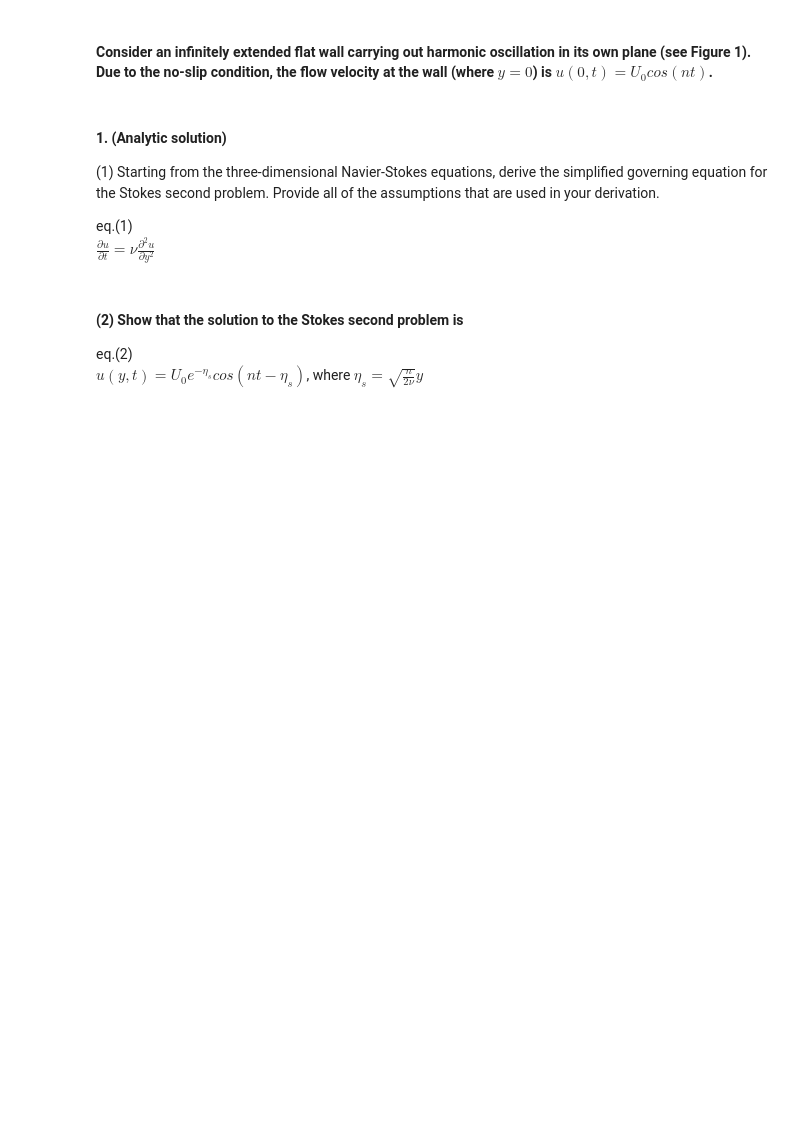
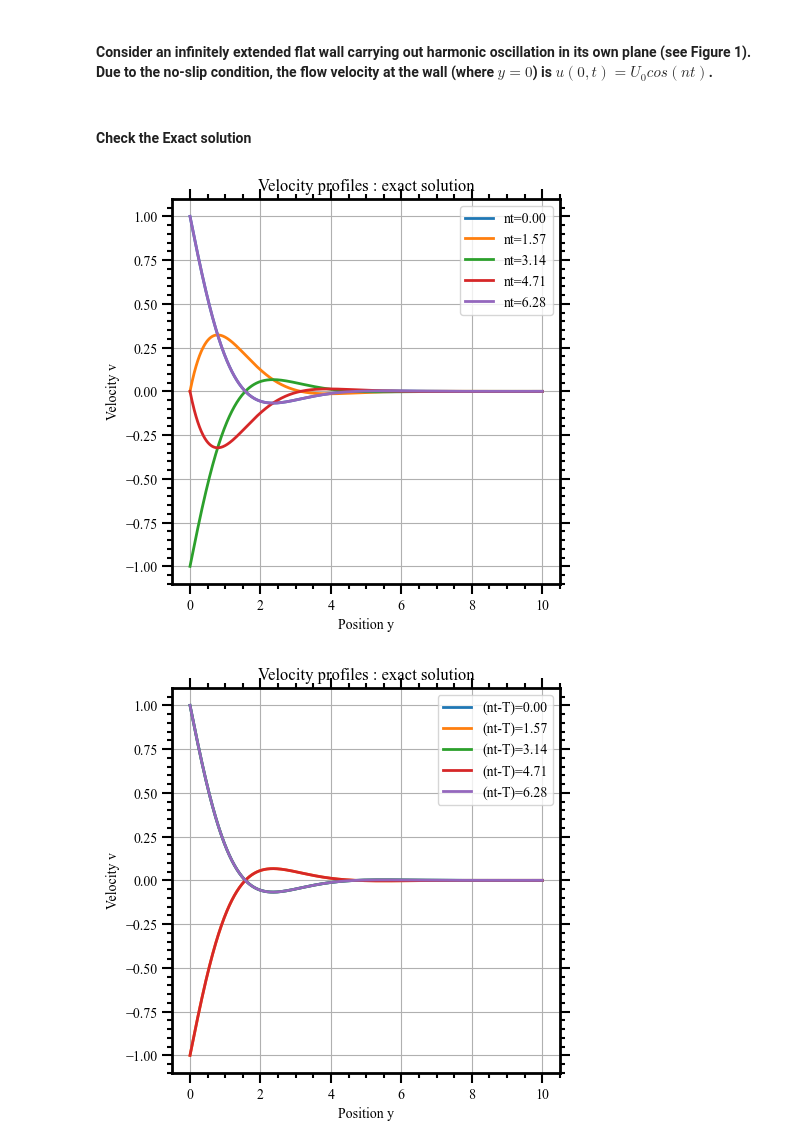
Before and after one commit to boyeon-kim/23-01-CSE5004, a Jupyter notebook: HW6/Python_HW6_boyeonK.ipynb, the cells around one changed output. Saved outputs shown, nothing was run; the diff lists cells and outputs as text; code cells hidden in the pictures; blank space fills up the shorter version.

```diff
--- a/HW6/Python_HW6_boyeonK.ipynb
+++ b/HW6/Python_HW6_boyeonK.ipynb
@@ -31,15 +31,6 @@ plt.rcParams['xtick.top'] = True
 plt.rcParams['ytick.right'] = True
 # %% [markdown]
 #### Consider an infinitely extended flat wall carrying out harmonic oscillation in its own plane (see Figure 1). Due to the no-slip condition, the flow velocity at the wall (where $y = 0$) is $u(0, t) = U_0 cos(nt)$.
-# %% [markdown]
-#### 1. (Analytic solution)
-(1) Starting from the three-dimensional Navier-Stokes equations, derive the simplified governing equation for the Stokes second problem. Provide all of the assumptions that are used in your derivation.
-
-eq.(1)
-$\frac{\partial u}{\partial t} = \nu \frac{\partial^2 u}{\partial y^2}$
-# %% [markdown]
-#### (2) Show that the solution to the Stokes second problem is
-
-eq.(2)
-$u(y, t) = U_0 e^{-{\eta}_s} cos(nt - \eta_s)$, where  $\eta_s = \sqrt{\frac{n}{2\nu}} y$
+# %% [markdown]
+#### Check the Exact solution
 # %%
@@ -48,0 +40,52 @@ def exact_solution(n, nu, y, nt):
+# %%
+import numpy as np
+import matplotlib.pyplot as plt
+
+# Given parameters
+nu = 1
+n = 2
+U0 = 1
+L = 10
+T = 10 * np.pi
+dt = 0.001
+dy = 0.01
+
+# Discretize the spatial domain
+y = np.arange(0, L+dy, dy)
+
+# Calculate eta
+eta = np.sqrt(n / (2 * nu)) * y
+
+# Time values for nt and nt - T
+nts = [0, np.pi/2, np.pi, 3*np.pi/2, 2*np.pi]
+nts_T = [value + T for value in nts]
+
+# Calculate the exact solution at nt values
+u_exact_nt = [U0 * np.exp(-eta) * np.cos(t - eta) for t in nts]
+u_exact_nt_T = [U0 * np.exp(-eta) * np.cos(n*t - eta) for t in nts_T]
+
+# Plot the velocity profiles at nt values
+for i in range(len(nts)):
+    plt.plot(y, u_exact_nt[i], label=f'nt={nts[i]:.2f}')
+plt.legend()
+plt.xlabel('Position y')
+plt.ylabel('Velocity v')
+plt.title('Velocity profiles : exact solution')
+plt.grid(True)
+plt.show()
+
+# Plot the velocity profiles at nt - T values
+exacts = []
+for i in range(len(nts_T)):
+    data = u_exact_nt_T[i]
+    exacts.append(data)
+    plt.plot(y, data, label=f'(nt-T)={nts[i]:.2f}')
+plt.legend()
+plt.xlabel('Position y')
+plt.ylabel('Velocity v')
+plt.title('Velocity profiles : exact solution')
+plt.grid(True)
+plt.show()
+# %% [output]
+[figure, added]
+[figure, added]
```
Also changed, not shown: parts of 20 cells of this notebook, 2 other files.
